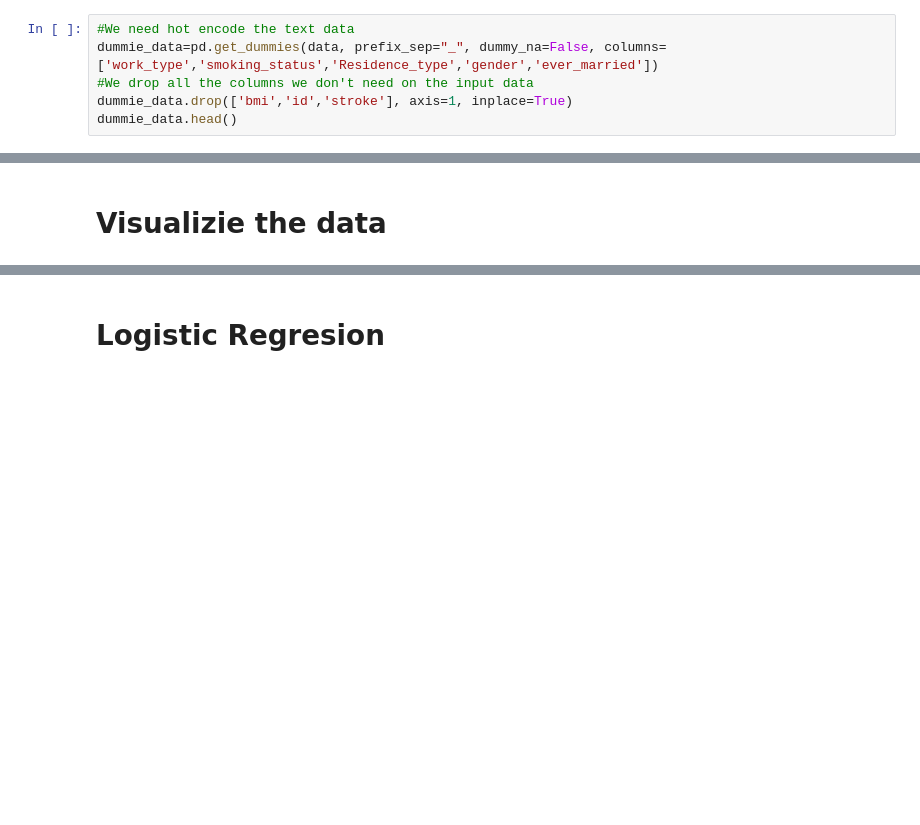
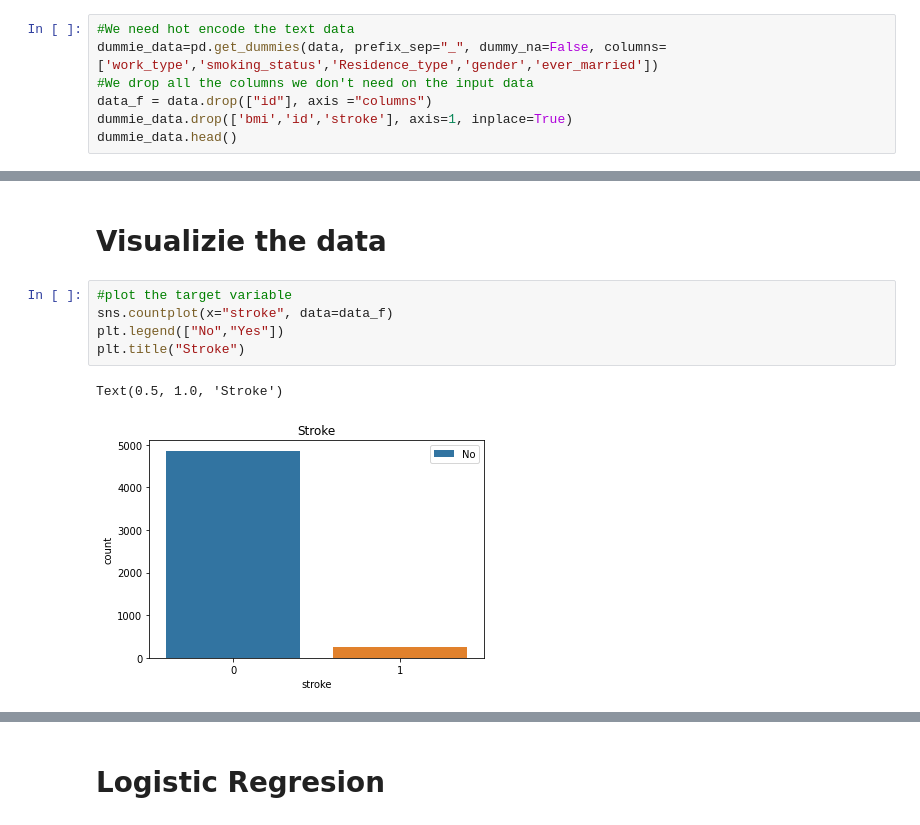
Before and after one commit to Tanerin/Examen-Final-IA, a Jupyter notebook: main.ipynb, the cells around one changed output, grey strips where cells are left out. Saved outputs shown, nothing was run; the diff lists cells and outputs as text; blank space fills up the shorter version.

Commit message:
Adding the graphs for better understanding of the problem

```diff
--- a/main.ipynb
+++ b/main.ipynb
@@ -43,6 +40,7 @@ data.head()
 #We need hot encode the text data
 dummie_data=pd.get_dummies(data, prefix_sep="_", dummy_na=False, columns=['work_type','smoking_status','Residence_type','gender','ever_married'])
 #We drop all the columns we don't need on the input data
+data_f = data.drop(["id"], axis ="columns")
 dummie_data.drop(['bmi','id','stroke'], axis=1, inplace=True)
 dummie_data.head()
 # %% [output]
@@ -81,3 +84,11 @@ y_nom = y_scaler.transform(y_data)
 (4861, 1)
 # %% [markdown]
 # Visualizie the data
+# %%
+#plot the target variable
+sns.countplot(x="stroke", data=data_f)
+plt.legend(["No","Yes"])
+plt.title("Stroke")
+# %% [output]
+Text(0.5, 1.0, 'Stroke')
+[figure, added]
```
Also changed, not shown: parts of 6 cells of this notebook.
